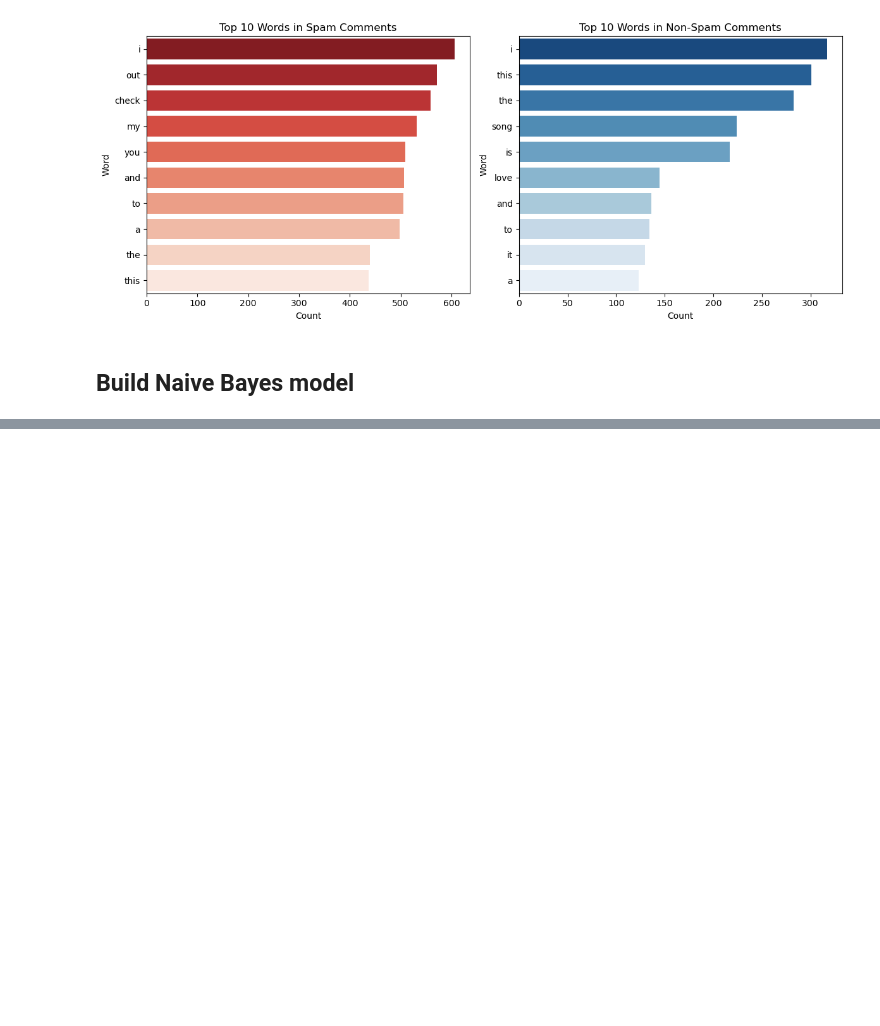
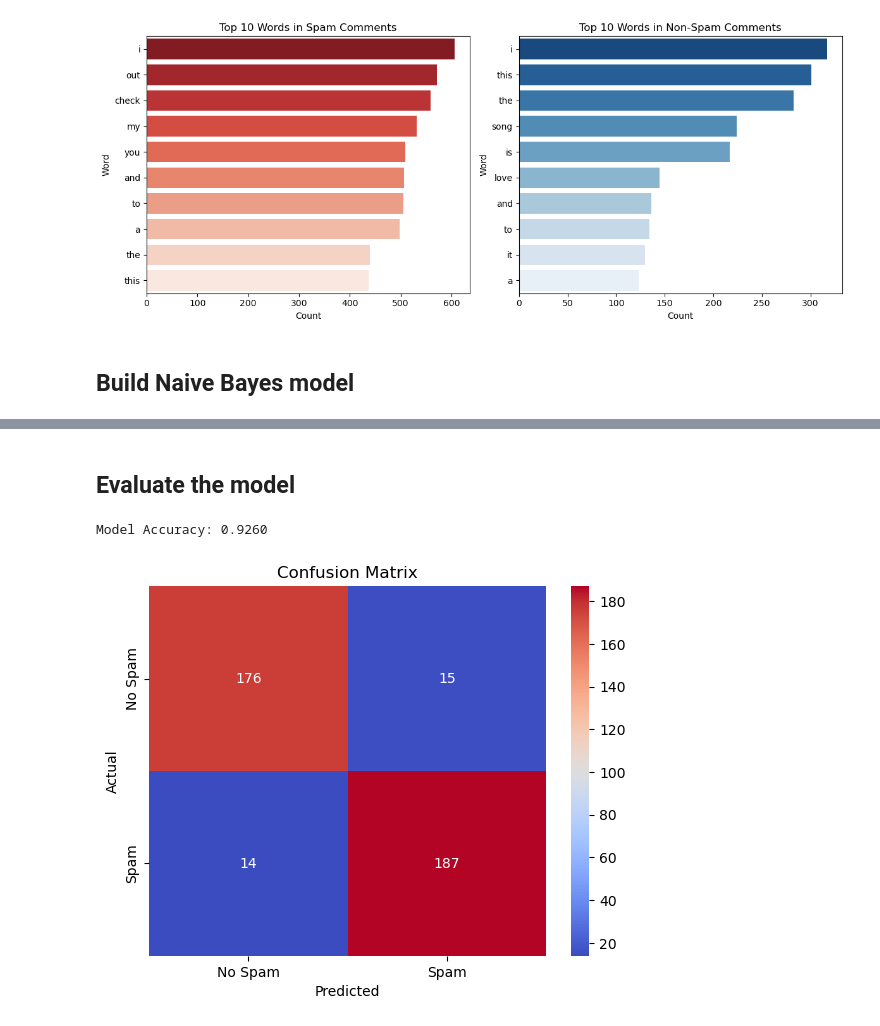
Before and after one commit to davydantoniuk/youtube-sentiment-analyser, a Jupyter notebook: models/model1/model1.ipynb, the cells around one changed output, grey strips where cells are left out. Drawn from its saved outputs; the diff is of its cells as text; code cells hidden in the pictures; blank space fills up the shorter version.

Commit message:
Evaluate naive bayes model

```diff
--- a/models/model1/model1.ipynb
+++ b/models/model1/model1.ipynb
@@ -167,0 +164,17 @@ GridSearchCV(cv=5, estimator=MultinomialNB(), n_jobs=-1,
+# %% [markdown]
+## Evaluate the model
+# %%
+y_pred = best_nb_model.predict(X_test)
+accuracy = accuracy_score(y_test, y_pred)
+print(f"Model Accuracy: {accuracy:.4f}")
+# %% [output]
+Model Accuracy: 0.9260
+# %%
+conf_matrix = confusion_matrix(y_test, y_pred)
+sns.heatmap(conf_matrix, annot=True, fmt="d", cmap="coolwarm", xticklabels=["No Spam", "Spam"], yticklabels=["No Spam", "Spam"])
+plt.xlabel("Predicted")
+plt.ylabel("Actual")
+plt.title("Confusion Matrix")
+plt.show()
+# %% [output]
+[figure, added]
```
Also changed, not shown: parts of 4 cells of this notebook.
